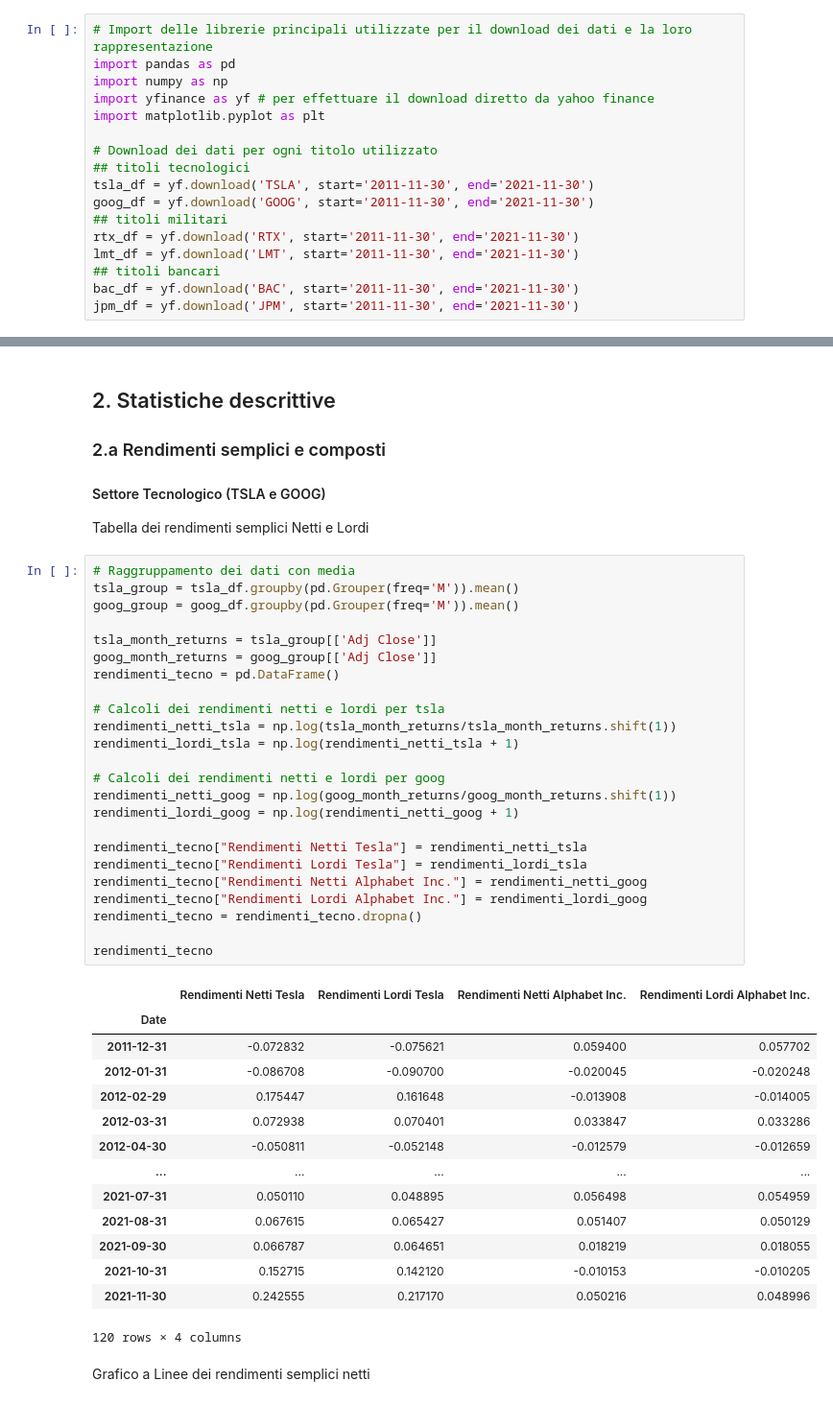
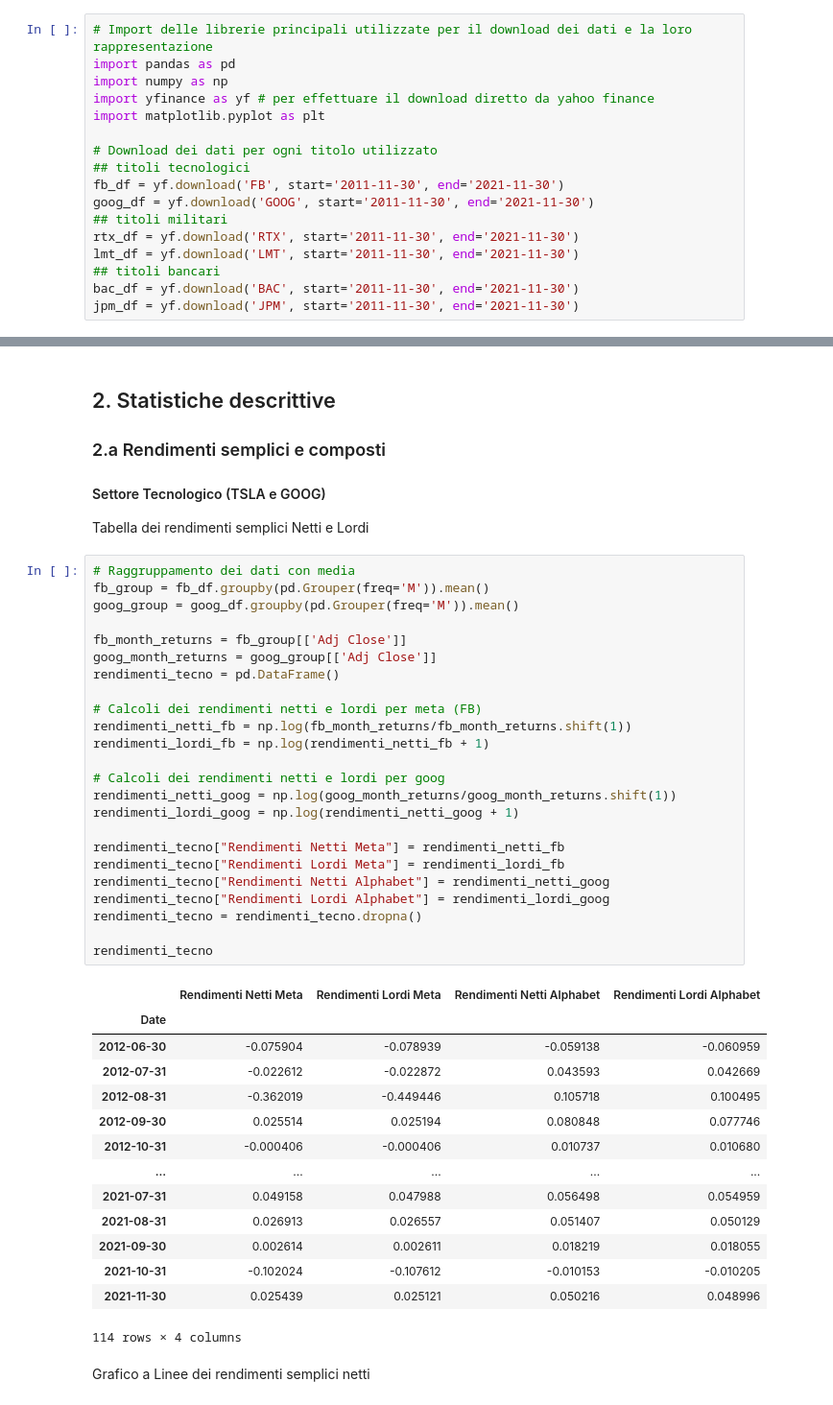
Before and after one commit to tommcamm/BISF-Project, a Jupyter notebook: python/Notebook del progetto.ipynb, the cells around one changed output, grey strips where cells are left out. Shown at 96% size. Cells and saved outputs as stored; diff of their text form.

```diff
--- a/python/Notebook del progetto.ipynb
+++ b/python/Notebook del progetto.ipynb
@@ -23,7 +23,7 @@ import matplotlib.pyplot as plt
 
 # Download dei dati per ogni titolo utilizzato
 ## titoli tecnologici
-tsla_df = yf.download('TSLA', start='2011-11-30', end='2021-11-30')
+fb_df = yf.download('FB', start='2011-11-30', end='2021-11-30')
 goog_df = yf.download('GOOG', start='2011-11-30', end='2021-11-30')
 ## titoli militari
 rtx_df = yf.download('RTX', start='2011-11-30', end='2021-11-30')
@@ -48,43 +48,43 @@ jpm_df = yf.download('JPM', start='2011-11-30', end='2021-11-30')
 Tabella dei rendimenti semplici Netti e Lordi
 # %%
 # Raggruppamento dei dati con media
-tsla_group = tsla_df.groupby(pd.Grouper(freq='M')).mean()
+fb_group = fb_df.groupby(pd.Grouper(freq='M')).mean()
 goog_group = goog_df.groupby(pd.Grouper(freq='M')).mean()
 
-tsla_month_returns = tsla_group[['Adj Close']]
+fb_month_returns = fb_group[['Adj Close']]
 goog_month_returns = goog_group[['Adj Close']]
 rendimenti_tecno = pd.DataFrame()
 
-# Calcoli dei rendimenti netti e lordi per tsla
-rendimenti_netti_tsla = np.log(tsla_month_returns/tsla_month_returns.shift(1))
-rendimenti_lordi_tsla = np.log(rendimenti_netti_tsla + 1)
+# Calcoli dei rendimenti netti e lordi per meta (FB)
+rendimenti_netti_fb = np.log(fb_month_returns/fb_month_returns.shift(1))
+rendimenti_lordi_fb = np.log(rendimenti_netti_fb + 1)
 
 # Calcoli dei rendimenti netti e lordi per goog
 rendimenti_netti_goog = np.log(goog_month_returns/goog_month_returns.shift(1))
 rendimenti_lordi_goog = np.log(rendimenti_netti_goog + 1)
 
-rendimenti_tecno["Rendimenti Netti Tesla"] = rendimenti_netti_tsla
-rendimenti_tecno["Rendimenti Lordi Tesla"] = rendimenti_lordi_tsla
-rendimenti_tecno["Rendimenti Netti Alphabet Inc."] = rendimenti_netti_goog
-rendimenti_tecno["Rendimenti Lordi Alphabet Inc."] = rendimenti_lordi_goog
+rendimenti_tecno["Rendimenti Netti Meta"] = rendimenti_netti_fb
+rendimenti_tecno["Rendimenti Lordi Meta"] = rendimenti_lordi_fb
+rendimenti_tecno["Rendimenti Netti Alphabet"] = rendimenti_netti_goog
+rendimenti_tecno["Rendimenti Lordi Alphabet"] = rendimenti_lordi_goog
 rendimenti_tecno = rendimenti_tecno.dropna()
 
 rendimenti_tecno
 # %% [output]
-|  | Rendimenti Netti Tesla | Rendimenti Lordi Tesla | Rendimenti Netti Alphabet Inc. | Rendimenti Lordi Alphabet Inc. |
+|  | Rendimenti Netti Meta | Rendimenti Lordi Meta | Rendimenti Netti Alphabet | Rendimenti Lordi Alphabet |
 | Date |  |  |  |  |
-| 2011-12-31 | -0.072832 | -0.075621 | 0.059400 | 0.057702 |
-| 2012-01-31 | -0.086708 | -0.090700 | -0.020045 | -0.020248 |
-| 2012-02-29 | 0.175447 | 0.161648 | -0.013908 | -0.014005 |
-| 2012-03-31 | 0.072938 | 0.070401 | 0.033847 | 0.033286 |
-| 2012-04-30 | -0.050811 | -0.052148 | -0.012579 | -0.012659 |
+| 2012-06-30 | -0.075904 | -0.078939 | -0.059138 | -0.060959 |
+| 2012-07-31 | -0.022612 | -0.022872 | 0.043593 | 0.042669 |
+| 2012-08-31 | -0.362019 | -0.449446 | 0.105718 | 0.100495 |
+| 2012-09-30 | 0.025514 | 0.025194 | 0.080848 | 0.077746 |
+| 2012-10-31 | -0.000406 | -0.000406 | 0.010737 | 0.010680 |
 | ... | ... | ... | ... | ... |
-| 2021-07-31 | 0.050110 | 0.048895 | 0.056498 | 0.054959 |
-| 2021-08-31 | 0.067615 | 0.065427 | 0.051407 | 0.050129 |
-| 2021-09-30 | 0.066787 | 0.064651 | 0.018219 | 0.018055 |
-| 2021-10-31 | 0.152715 | 0.142120 | -0.010153 | -0.010205 |
-| 2021-11-30 | 0.242555 | 0.217170 | 0.050216 | 0.048996 |
+| 2021-07-31 | 0.049158 | 0.047988 | 0.056498 | 0.054959 |
+| 2021-08-31 | 0.026913 | 0.026557 | 0.051407 | 0.050129 |
+| 2021-09-30 | 0.002614 | 0.002611 | 0.018219 | 0.018055 |
+| 2021-10-31 | -0.102024 | -0.107612 | -0.010153 | -0.010205 |
+| 2021-11-30 | 0.025439 | 0.025121 | 0.050216 | 0.048996 |
-120 rows × 4 columns
+114 rows × 4 columns
 # %% [markdown]
 Grafico a Linee dei rendimenti semplici netti
 # %%
```
Also changed, not shown: parts of 4 cells of this notebook, 3 other files.
